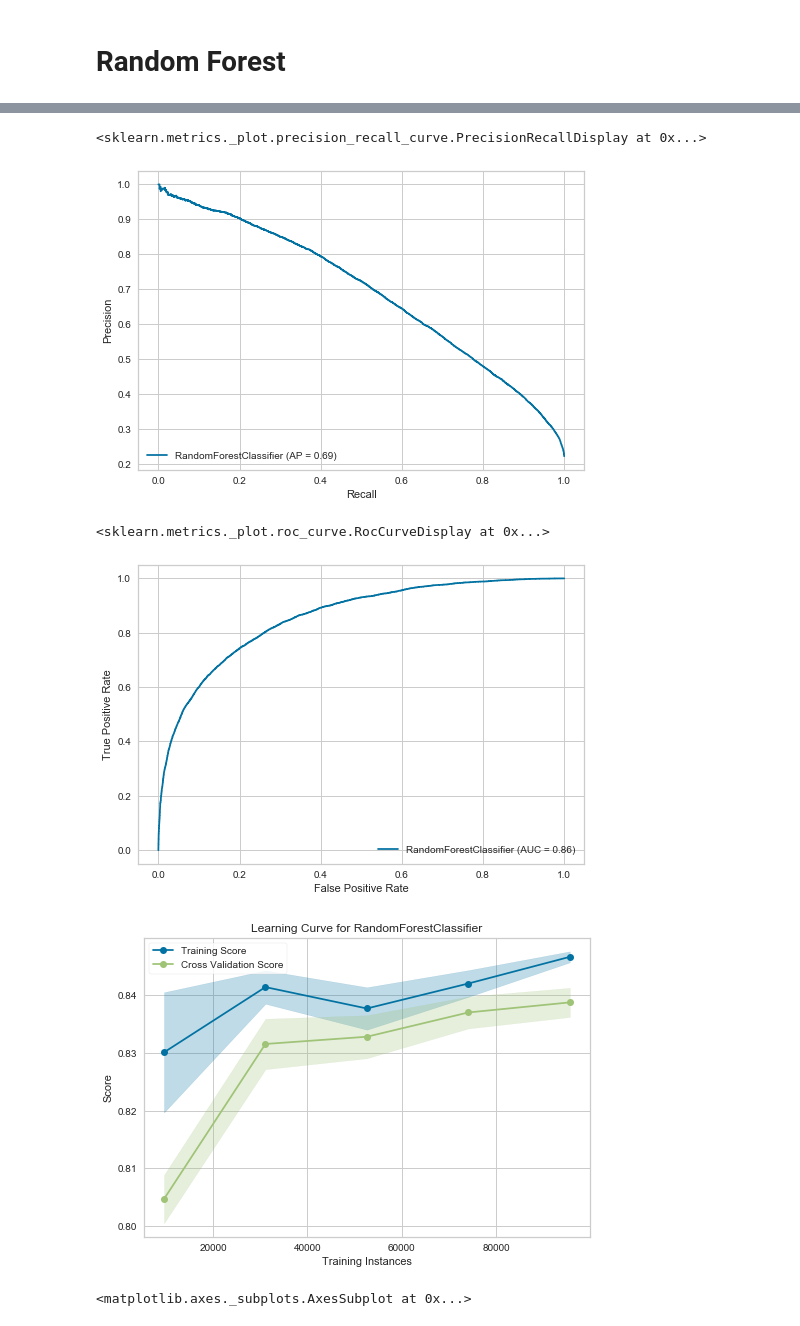
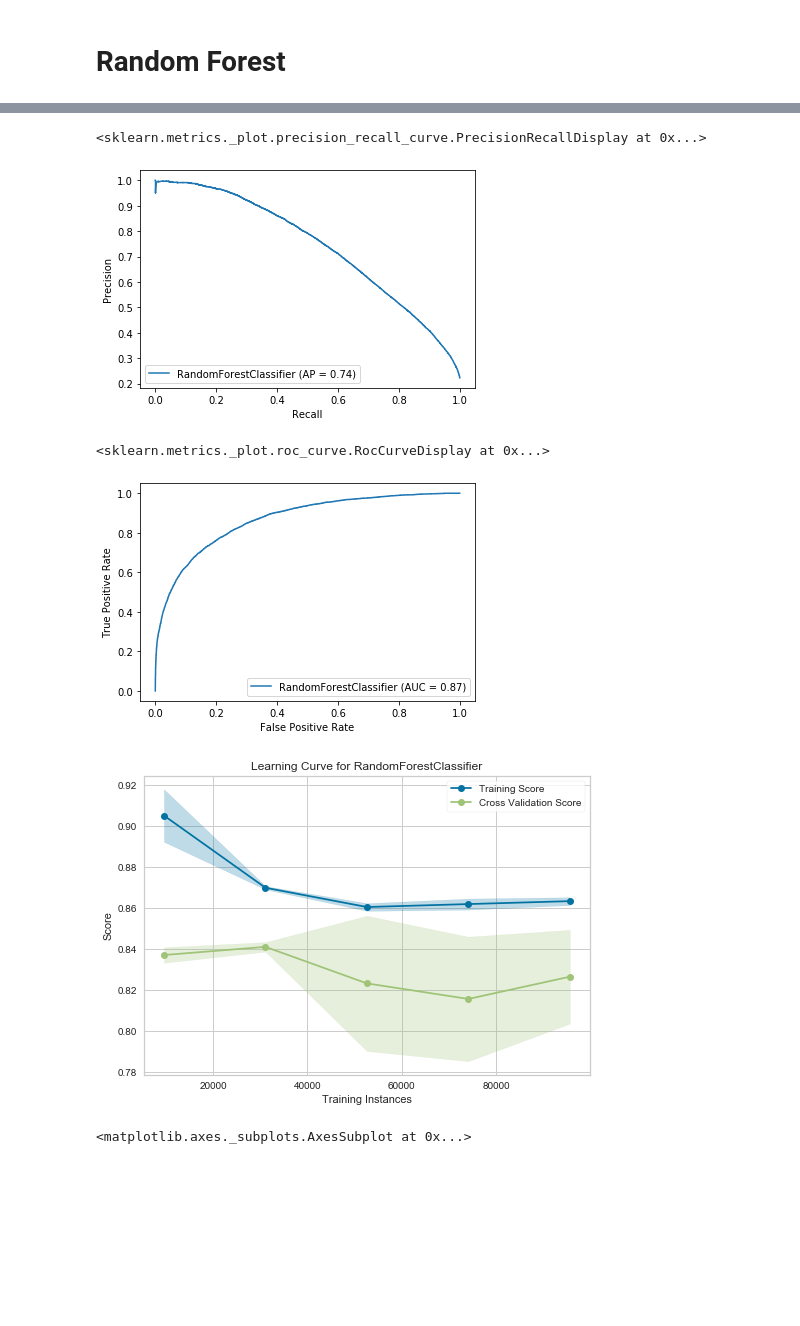
Before and after one commit to matheuslavado/case-data-science-process, a Jupyter notebook: models.ipynb, the cells around one changed output, grey strips where cells are left out. Saved outputs shown, nothing was run; the diff lists cells and outputs as text; code cells hidden in the pictures; blank space fills up the shorter version.

```diff
--- a/models.ipynb
+++ b/models.ipynb
@@ -345,28 +376,16 @@ weighted avg       0.83      0.83      0.78     29898
 
 X = data_nocols[['humidity9am', 'humidity3pm', 'pressure9am', 'pressure3pm',
        'temp9am', 'temp3pm', 'wind_speed9am',
-       'wind_speed3pm', 'latitude', 'longitude', 'altitude',
-       'wind_dir9am_E', 'wind_dir9am_ENE', 'wind_dir9am_ESE', 'wind_dir9am_N',
-       'wind_dir9am_NE', 'wind_dir9am_NNE', 'wind_dir9am_NNW',
-       'wind_dir9am_NW', 'wind_dir9am_S', 'wind_dir9am_SE', 'wind_dir9am_SSE',
-       'wind_dir9am_SSW', 'wind_dir9am_SW', 'wind_dir9am_W', 'wind_dir9am_WNW',
-       'wind_dir9am_WSW', 'wind_dir3pm_E', 'wind_dir3pm_ENE',
-       'wind_dir3pm_ESE', 'wind_dir3pm_N', 'wind_dir3pm_NE', 'wind_dir3pm_NNE',
-       'wind_dir3pm_NNW', 'wind_dir3pm_NW', 'wind_dir3pm_S', 'wind_dir3pm_SE',
-       'wind_dir3pm_SSE', 'wind_dir3pm_SSW', 'wind_dir3pm_SW', 'wind_dir3pm_W',
-       'wind_dir3pm_WNW', 'wind_dir3pm_WSW', 'month_April', 'month_August',
-       'month_December', 'month_February', 'month_January', 'month_July',
-       'month_June', 'month_March', 'month_May', 'month_November',
-       'month_October', 'month_September']]
+       'wind_speed3pm', 'latitude', 'longitude', 'altitude']]
 y = data_nocols.raintomorrow
 
 
 #X_all_std_train, X_all_std_test, y_all_train, y_all_test = train_test_split(X_all_std, y_all)
 X_train, X_test, y_train, y_test = train_test_split(X, y)
 
-tree = RandomForestClassifier(n_estimators= 200, min_samples_leaf= 200, n_jobs = -1)
-tree.fit(X_train, y_train)
-y_pred = tree.predict(X_test)
+forest = RandomForestClassifier(n_estimators= 200, max_depth=9, n_jobs = -1)
+forest.fit(X_train, y_train)
+y_pred = forest.predict(X_test)
 
 print(classification_report(y_test, y_pred))
 # %% [output]
@@ -381,20 +400,20 @@ weighted avg       0.84      0.84      0.82     29898
 # %%
-plot_precision_recall_curve(tree, X, y)
+plot_precision_recall_curve(forest, X, y)
 # %% [output]
 <sklearn.metrics._plot.precision_recall_curve.PrecisionRecallDisplay at 0x...>
-[figure, old version]
+[figure, new version]
 # %%
-plot_roc_curve(tree, X_test, y_test)
+plot_roc_curve(forest, X_test, y_test)
 # %% [output]
 <sklearn.metrics._plot.roc_curve.RocCurveDisplay at 0x...>
-[figure, old version]
+[figure, new version]
 # %%
 from yellowbrick.model_selection import LearningCurve
 
-visualizer = LearningCurve(tree)
+visualizer = LearningCurve(forest)
 
 visualizer.fit(X, y)        # Fit the data to the visualizer
 visualizer.show()           # Finalize and render the figur
 # %% [output]
-[figure, old version]
+[figure, new version]
 <matplotlib.axes._subplots.AxesSubplot at 0x...>
```
Also changed, not shown: parts of 75 cells of this notebook.
